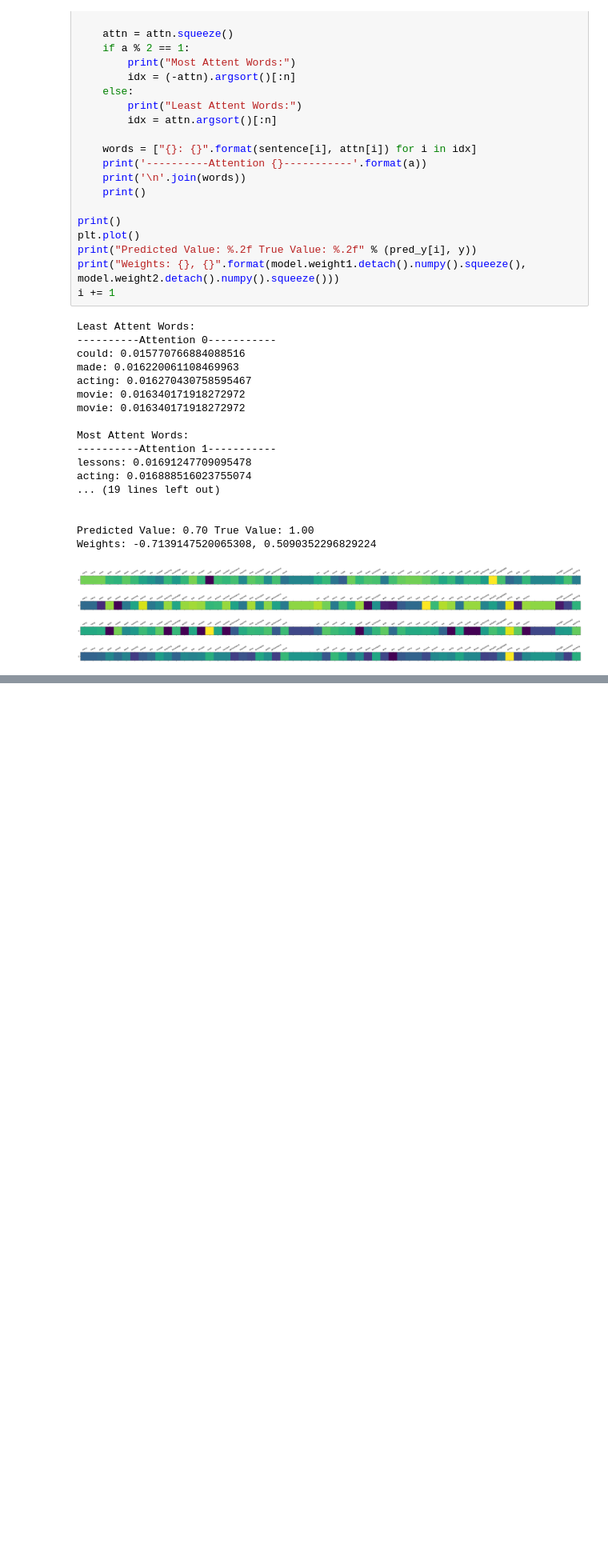
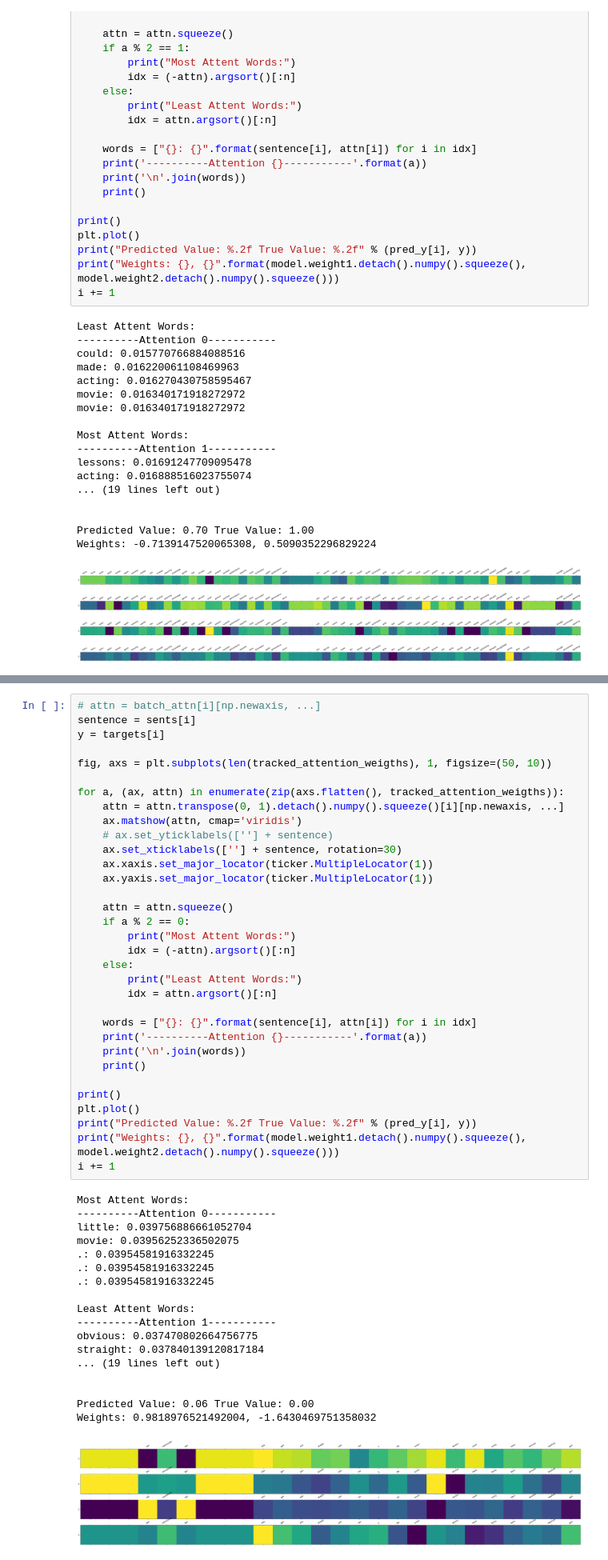
Before and after one commit to gebob19/Dropout-Attention, a Jupyter notebook: task-attention analysis.ipynb, the cells around one changed output, grey strips where cells are left out. Shown at 80% size. Cells and saved outputs as stored; diff of their text form; blank space fills up the shorter version.

```diff
--- a/task-attention analysis.ipynb
+++ b/task-attention analysis.ipynb
@@ -829,0 +988,52 @@ Weights: -0.7139147520065308, 0.5090352296829224
+# %%
+# attn = batch_attn[i][np.newaxis, ...]
+sentence = sents[i]
+y = targets[i]
+
+fig, axs = plt.subplots(len(tracked_attention_weigths), 1, figsize=(50, 10))
+
+for a, (ax, attn) in enumerate(zip(axs.flatten(), tracked_attention_weigths)):
+    attn = attn.transpose(0, 1).detach().numpy().squeeze()[i][np.newaxis, ...]
+    ax.matshow(attn, cmap='viridis')
+    # ax.set_yticklabels([''] + sentence)
+    ax.set_xticklabels([''] + sentence, rotation=30)
+    ax.xaxis.set_major_locator(ticker.MultipleLocator(1))
+    ax.yaxis.set_major_locator(ticker.MultipleLocator(1))
+
+    attn = attn.squeeze()
+    if a % 2 == 0:
+        print("Most Attent Words:")
+        idx = (-attn).argsort()[:n]
+    else:
+        print("Least Attent Words:")
+        idx = attn.argsort()[:n]
+
+    words = ["{}: {}".format(sentence[i], attn[i]) for i in idx]
+    print('----------Attention {}-----------'.format(a))
+    print('\n'.join(words))
+    print()
+
+print()
+plt.plot()
+print("Predicted Value: %.2f True Value: %.2f" % (pred_y[i], y))
+print("Weights: {}, {}".format(model.weight1.detach().numpy().squeeze(), model.weight2.detach().numpy().squeeze()))
+i += 1
+# %% [output]
+Most Attent Words:
+----------Attention 0-----------
+little: 0.039756886661052704
+movie: 0.03956252336502075
+.: 0.03954581916332245
+.: 0.03954581916332245
+.: 0.03954581916332245
+
+Least Attent Words:
+----------Attention 1-----------
+obvious: 0.037470802664756775
+straight: 0.037840139120817184
+... (19 lines left out)
+
+
+Predicted Value: 0.06 True Value: 0.00
+Weights: 0.9818976521492004, -1.6430469751358032
+[figure, added]
```
Also changed, not shown: parts of 13 cells of this notebook, 3 other files.
